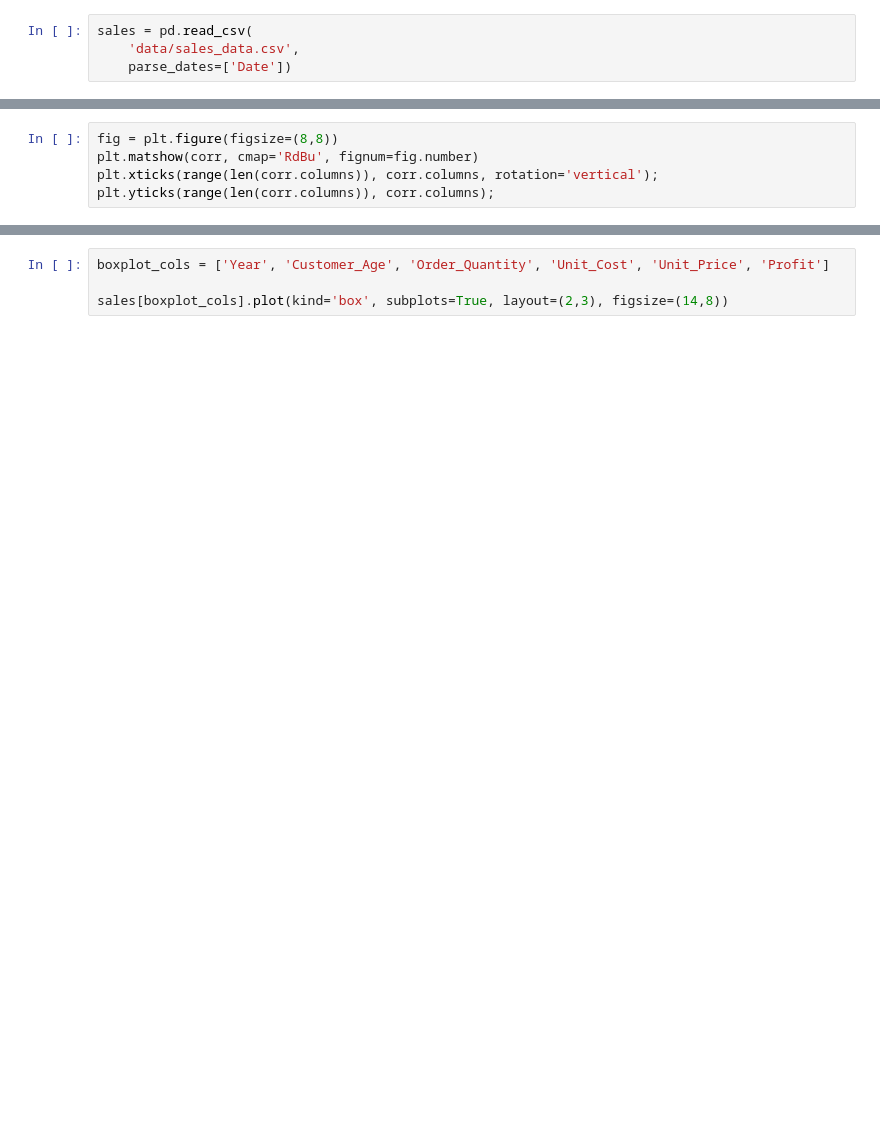
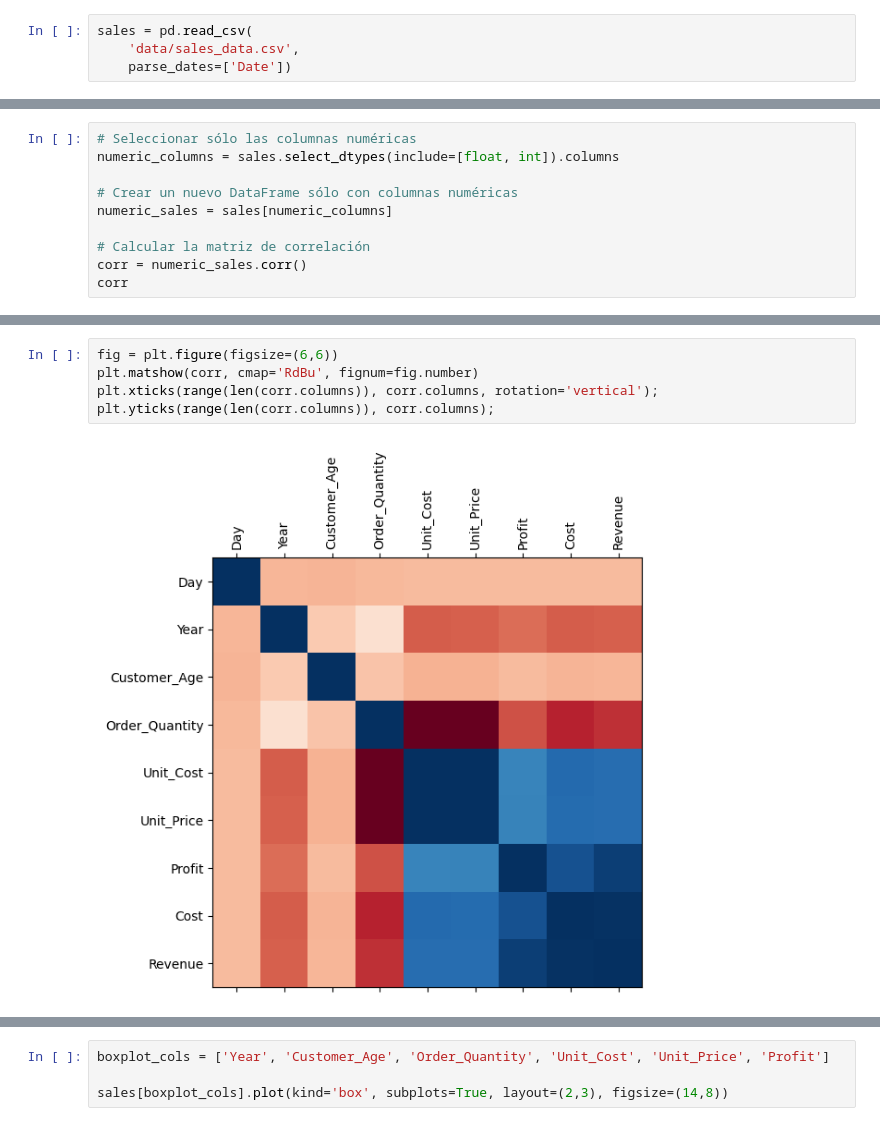
Before and after one commit to TonyGael/FCC_Pandas_Real_Life_Example, a Jupyter notebook: Lecture_1.ipynb, the cells around one changed output, grey strips where cells are left out. Cells and saved outputs as stored; diff of their text form; blank space fills up the shorter version.

```diff
--- a/Lecture_1.ipynb
+++ b/Lecture_1.ipynb
@@ -125,0 +217,10 @@ corr
+# %%
+# Seleccionar sólo las columnas numéricas
+numeric_columns = sales.select_dtypes(include=[float, int]).columns
+
+# Crear un nuevo DataFrame sólo con columnas numéricas
+numeric_sales = sales[numeric_columns]
+
+# Calcular la matriz de correlación
+corr = numeric_sales.corr()
+corr
@@ -126,7 +238,9 @@ corr
 # %%
-fig = plt.figure(figsize=(8,8))
+fig = plt.figure(figsize=(6,6))
 plt.matshow(corr, cmap='RdBu', fignum=fig.number)
 plt.xticks(range(len(corr.columns)), corr.columns, rotation='vertical');
 plt.yticks(range(len(corr.columns)), corr.columns);
+# %% [output]
+[figure, added]
 # %%
 sales.plot(kind='scatter', x='Customer_Age', y='Revenue', figsize=(6,6))
```
Also changed, not shown: parts of 39 cells of this notebook, 7 other files.
